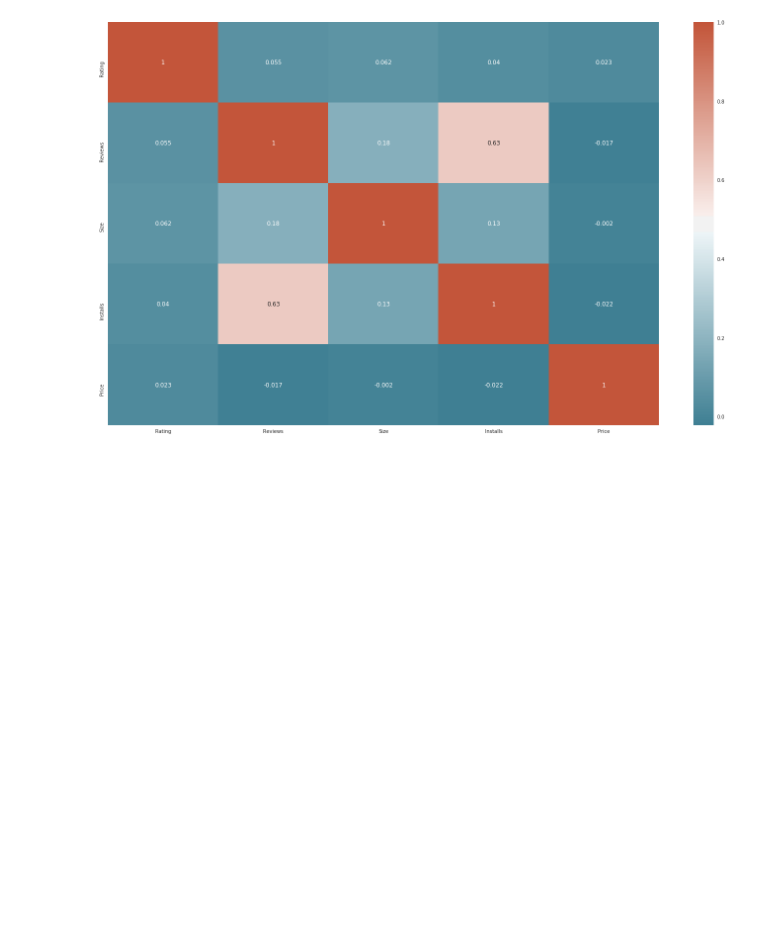
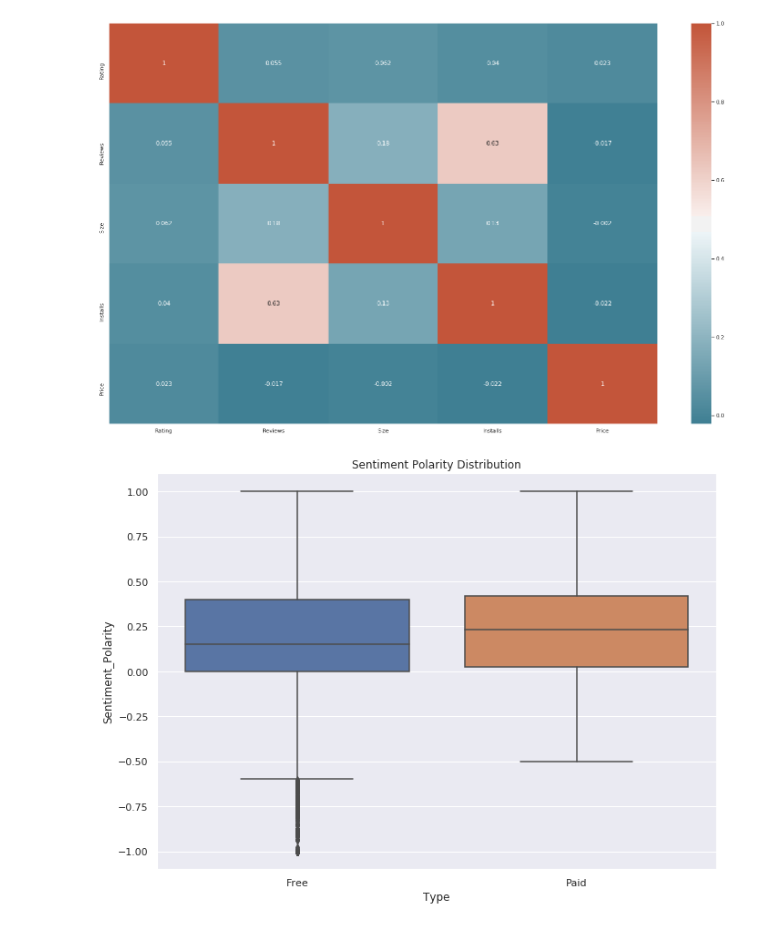
Before and after one commit to m3eeza/android-app-market-analysis, a Jupyter notebook: android-app-market-analysis.ipynb, the cells around one changed output. Cells and saved outputs as stored; diff of their text form; code cells hidden in the pictures; blank space fills up the shorter version.

```diff
--- a/android-app-market-analysis.ipynb
+++ b/android-app-market-analysis.ipynb
@@ -270,3 +278,14 @@ sns.heatmap(corr_mat, annot=True, cmap=sns.diverging_palette(220, 20, as_cmap=Tr
 # %% [output]
 <matplotlib.axes._subplots.AxesSubplot at 0x...>
 [figure]
+# %%
+reviews_df = pd.read_csv('../android-app-market-analysis/data/googleplaystore_user_reviews.csv')
+merged_df = pd.merge(df, reviews_df, on = "App", how = "inner")
+merged_df = merged_df.dropna(subset=['Sentiment', 'Translated_Review'])
+# %%
+fig, ax = plt.subplots()
+fig.set_size_inches(11, 8)
+ax = sns.boxplot(x='Type', y='Sentiment_Polarity', data=merged_df)
+title = ax.set_title('Sentiment Polarity Distribution')
+# %% [output]
+[figure, added]
```
Also changed, not shown: parts of 21 cells of this notebook, 1 other file.
